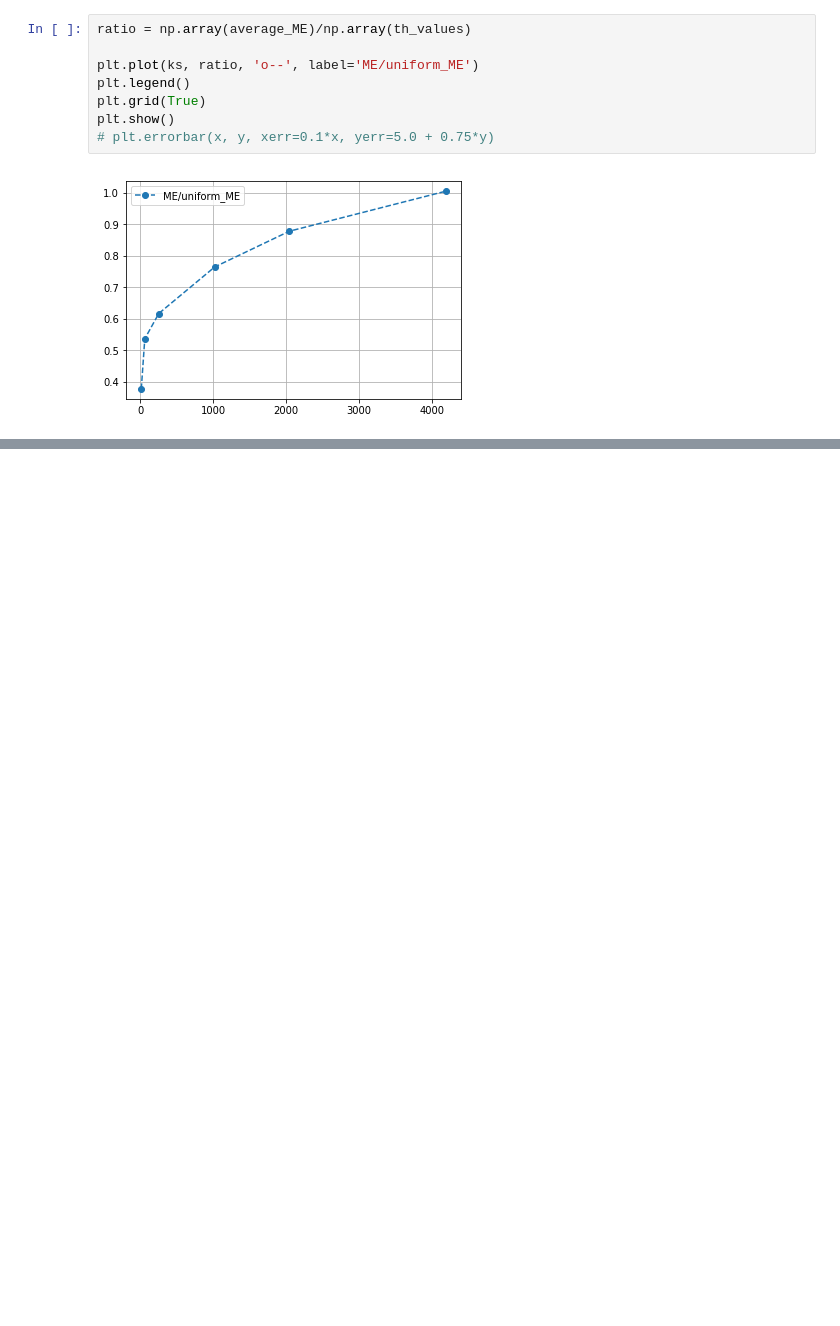
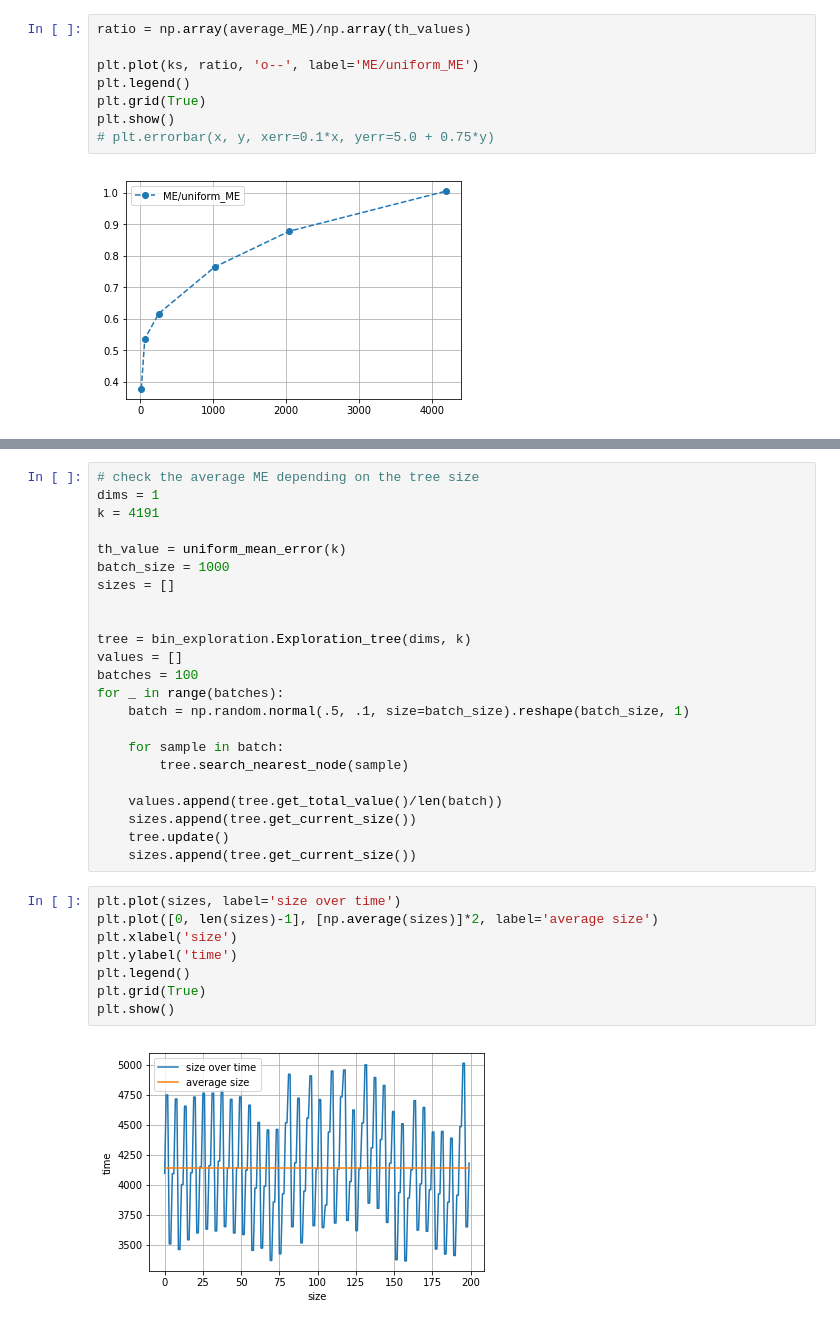
Before and after one commit to jimkon/adaptive-discretization, a Jupyter notebook: demos/gaussian_1d_performance.ipynb, the cells around one changed output, grey strips where cells are left out. Cells and saved outputs as stored; diff of their text form; blank space fills up the shorter version.

```diff
--- a/demos/gaussian_1d_performance.ipynb
+++ b/demos/gaussian_1d_performance.ipynb
@@ -92,0 +110,33 @@ plt.show()
+# %%
+# check the average ME depending on the tree size
+dims = 1
+k = 4191
+
+th_value = uniform_mean_error(k)
+batch_size = 1000
+sizes = []
+
+
+tree = bin_exploration.Exploration_tree(dims, k)
+values = []
+batches = 100
+for _ in range(batches):
+    batch = np.random.normal(.5, .1, size=batch_size).reshape(batch_size, 1)
+
+    for sample in batch:
+        tree.search_nearest_node(sample)
+
+    values.append(tree.get_total_value()/len(batch))
+    sizes.append(tree.get_current_size())
+    tree.update()
+    sizes.append(tree.get_current_size())
+# %%
+plt.plot(sizes, label='size over time')
+plt.plot([0, len(sizes)-1], [np.average(sizes)]*2, label='average size')
+plt.xlabel('size')
+plt.ylabel('time')
+plt.legend()
+plt.grid(True)
+plt.show()
+# %% [output]
+[figure, added]
```
Also changed, not shown: parts of 4 cells of this notebook.
